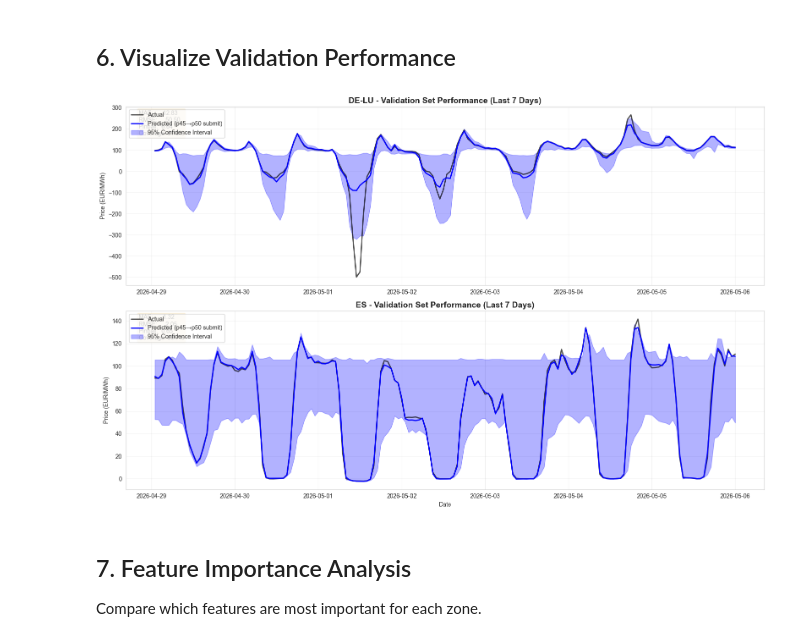
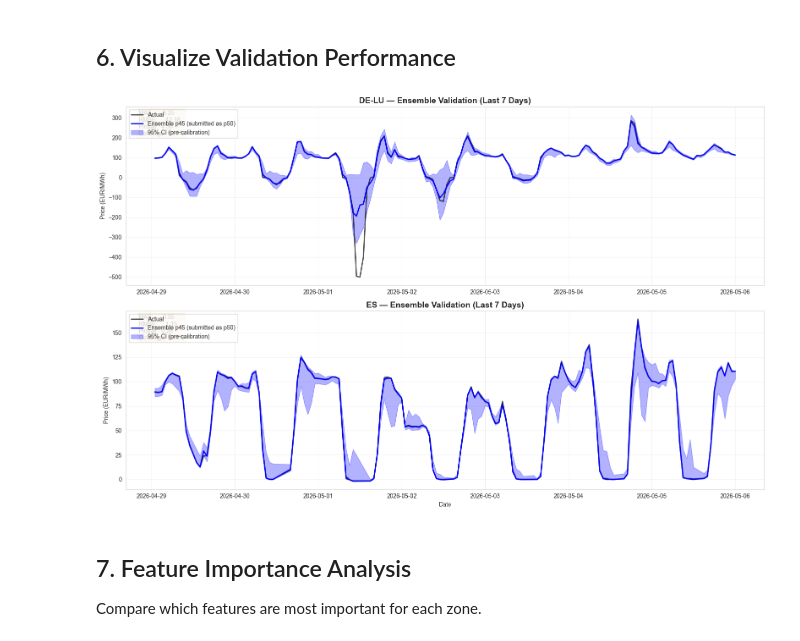
Before and after one commit to ceerberus/frigg_forecasting, a Jupyter notebook: notebooks/04_model_development.ipynb, the cells around one changed output. Saved outputs shown, nothing was run; the diff lists cells and outputs as text; code cells hidden in the pictures.

Commit message:
add: ensemble model

```diff
--- a/notebooks/04_model_development.ipynb
+++ b/notebooks/04_model_development.ipynb
@@ -379,49 +501,46 @@ ES: raw coverage = 89.7%  →  calibrated = 95.2%  (scale=1.04)
 # %% [markdown]
 ## 6. Visualize Validation Performance
 # %%
-# Plot predictions vs actual for validation set
 fig, axes = plt.subplots(2, 1, figsize=(16, 10))
 
 for idx, zone in enumerate(zones):
     val_df = splits[zone]['val'].copy()
-
-    feature_cols = [col for col in val_df.columns if col not in ['timestamp', 'price_eur_mwh']]
-    X_val = val_df[feature_cols]
-    y_val = val_df['price_eur_mwh']
-    valid_idx = ~(X_val.isna().any(axis=1) | y_val.isna())
+    feature_cols = [c for c in val_df.columns if c not in ['timestamp', 'price_eur_mwh']]
+    valid_idx = ~(val_df[feature_cols].replace([np.inf, -np.inf], np.nan).isna().any(axis=1)
+                  | val_df['price_eur_mwh'].isna())
 
     timestamps  = val_df.loc[valid_idx, 'timestamp'].values
     y_true      = validation_results[zone]['y_true']
     predictions = validation_results[zone]['predictions']
     metrics     = validation_results[zone]['metrics']
 
     axes[idx].plot(timestamps, y_true, label='Actual', linewidth=2, color='black', alpha=0.7)
-    axes[idx].plot(timestamps, predictions['p45'], label='Predicted (p45→p50 submit)', linewidth=2, color='blue')
+    axes[idx].plot(timestamps, predictions['p45'], label='Ensemble p45 (submitted as p50)',
+                   linewidth=2, color='blue')
     axes[idx].fill_between(timestamps, predictions['p025'], predictions['p975'],
-                           alpha=0.3, color='blue', label='95% Confidence Interval')
-
-    axes[idx].set_title(f'{zone} - Validation Set Performance (Last 7 Days)',
+                           alpha=0.3, color='blue', label='95% CI (pre-calibration)')
+    axes[idx].set_title(f'{zone} — Ensemble Validation (Last 7 Days)',
                         fontsize=14, fontweight='bold')
     axes[idx].set_ylabel('Price (EUR/MWh)')
     axes[idx].legend(loc='upper left')
     axes[idx].grid(True, alpha=0.3)
 
-    metrics_text = (
-        f"MAE:      {metrics['MAE  (p45)']:.2f}\n"
-        f"RMSE:     {metrics['RMSE (p45)']:.2f}\n"
-        f"Pinball:  {metrics['Pinball Loss q=0.45 [PRIMARY ⭐]']:.2f}\n"
-        f"Coverage: {metrics['Coverage p025–p975 (%)']:.1f}%"
-    )
-    axes[idx].text(0.02, 0.98, metrics_text, transform=axes[idx].transAxes,
-                   fontsize=10, verticalalignment='top',
-                   bbox=dict(boxstyle='round', facecolor='wheat', alpha=0.5))
+    pinball  = metrics.get('Pinball Loss q=0.45 [PRIMARY]',
+                           metrics.get('Pinball Loss q=0.45 [PRIMARY ⭐]', float('nan')))
+    coverage = metrics.get('Coverage p025-p975 (%)',
+                           metrics.get('Coverage p025–p975 (%)', float('nan')))
+    axes[idx].text(0.02, 0.98,
+        f"MAE:      {metrics['MAE  (p45)']:.2f}\nRMSE:     {metrics['RMSE (p45)']:.2f}\n"
+        f"Pinball:  {pinball:.2f}\nCoverage: {coverage:.1f}%",
+        transform=axes[idx].transAxes, fontsize=10, verticalalignment='top',
+        bbox=dict(boxstyle='round', facecolor='wheat', alpha=0.5))
 
 axes[1].set_xlabel('Date')
 plt.tight_layout()
 plt.savefig('../outputs/plots/model_validation_performance.png', dpi=150, bbox_inches='tight')
 plt.show()
 # %% [output]
-[figure, old version]
+[figure, new version]
 # %% [markdown]
 ## 7. Feature Importance Analysis
 
```
Also changed, not shown: parts of 17 cells of this notebook, 2 other files.
